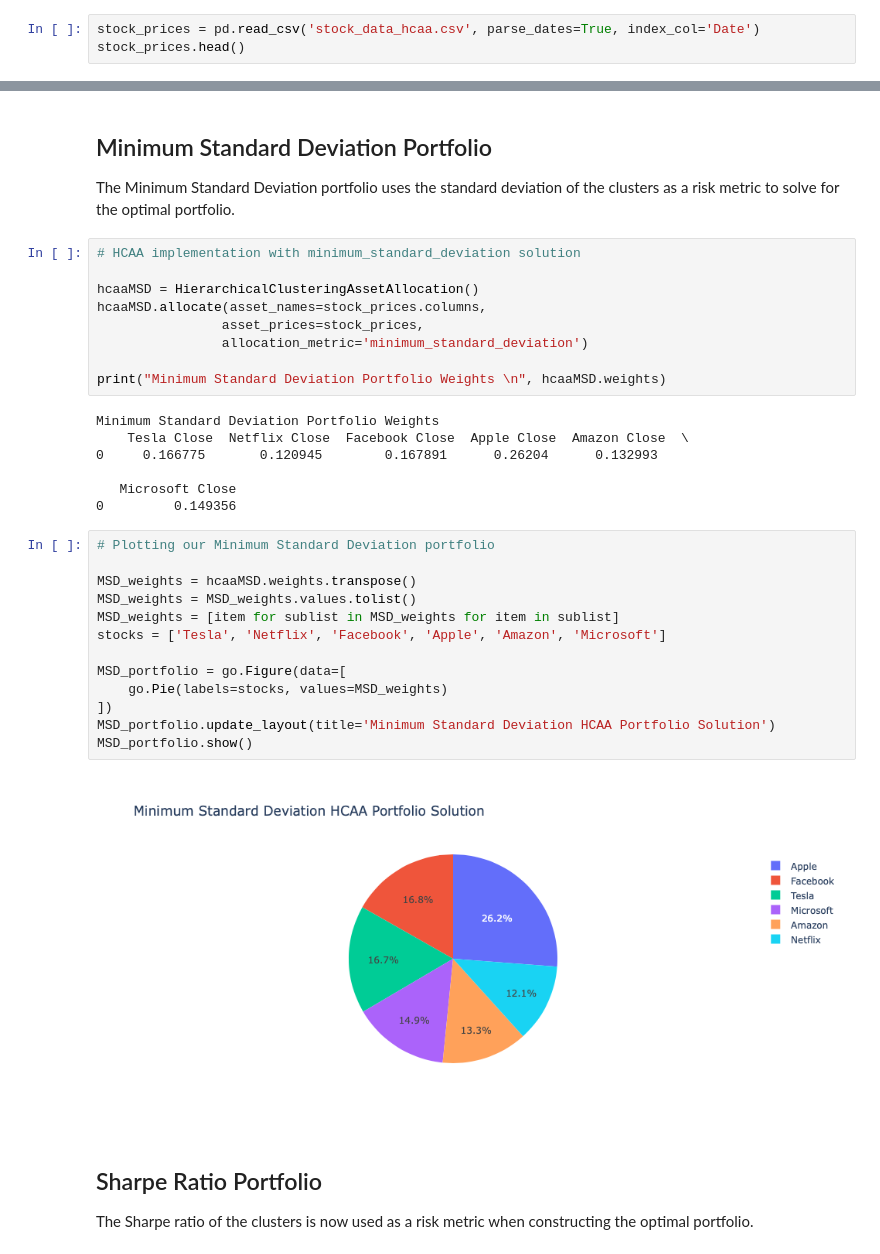
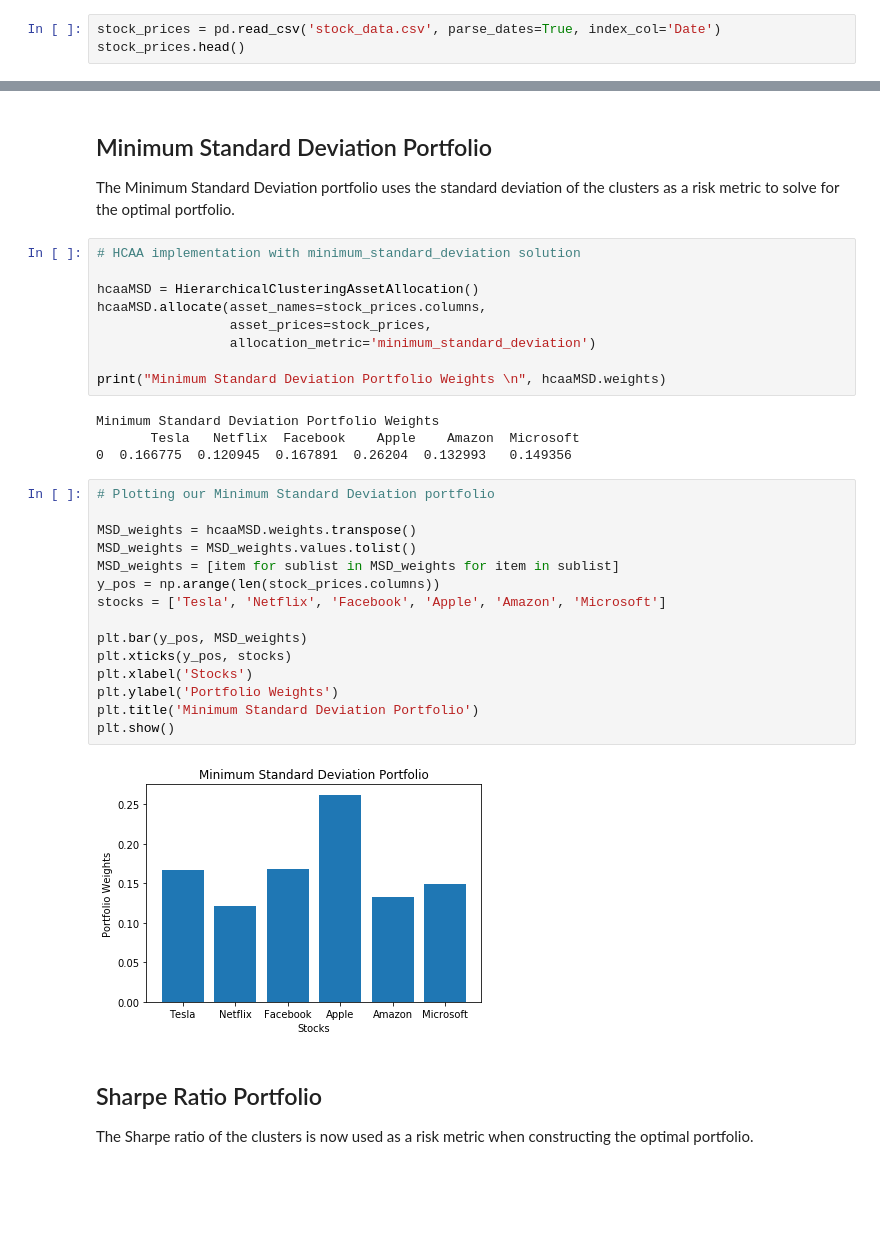
Before and after one commit to FriendlyUser/research, a Jupyter notebook: HCAA Tutorial Notebook.ipynb, the cells around one changed output, grey strips where cells are left out. Drawn from its saved outputs; the diff is of its cells as text; blank space fills up the shorter version.

```diff
--- a/HCAA Tutorial Notebook.ipynb
+++ b/HCAA Tutorial Notebook.ipynb
@@ -40,6 +45,6 @@ from mlfinlab.portfolio_optimization.hcaa import HierarchicalClusteringAssetAllo
 ## The Data
 All stock data was downloaded from __[Yahoo](https://help.yahoo.com/kb/download-historical-data-yahoo-finance-sln2311.html?guccounter=1&guce_referrer=aHR0cHM6Ly93d3cuZ29vZ2xlLmNvbS8&guce_referrer_sig=AQAAALQCM_6ulNppxJ2pt-zmOL_WPxcZvTy4HJXN_3fjA9Dxb9D1-1av3NsYNZJX8-6HqGFmvxOdQLw4ZEjMhAsBRdCycoKX0sVNI7s25XZ0Eb97ambo2F8hKuwEQd9LSe0Vzrj3eHHLUP7sk5LBG44m9F-7VM9C8avDgJCK1nPyIMA7)__. In this tutorial, we will be working with 5-year historical closing-price data from Apple, Amazon, Facebook, Microsoft, Netflix, and Tesla. Note that the data must be in a Pandas dataframe indexed by date.
 # %%
-stock_prices = pd.read_csv('stock_data_hcaa.csv', parse_dates=True, index_col='Date')
+stock_prices = pd.read_csv('stock_data.csv', parse_dates=True, index_col='Date')
 stock_prices.head()
 # %% [output]
@@ -182,32 +186,31 @@ The Minimum Standard Deviation portfolio uses the standard deviation of the clus
 
 hcaaMSD = HierarchicalClusteringAssetAllocation()
 hcaaMSD.allocate(asset_names=stock_prices.columns,
-                asset_prices=stock_prices,
-                allocation_metric='minimum_standard_deviation')
+                 asset_prices=stock_prices,
+                 allocation_metric='minimum_standard_deviation')
 
 print("Minimum Standard Deviation Portfolio Weights \n", hcaaMSD.weights)
 # %% [output]
 Minimum Standard Deviation Portfolio Weights
-    Tesla Close  Netflix Close  Facebook Close  Apple Close  Amazon Close  \
-0     0.166775       0.120945        0.167891      0.26204      0.132993
-
-   Microsoft Close
-0         0.149356
+       Tesla   Netflix  Facebook    Apple    Amazon  Microsoft
+0  0.166775  0.120945  0.167891  0.26204  0.132993   0.149356
 # %%
 # Plotting our Minimum Standard Deviation portfolio
 
 MSD_weights = hcaaMSD.weights.transpose()
 MSD_weights = MSD_weights.values.tolist()
 MSD_weights = [item for sublist in MSD_weights for item in sublist]
+y_pos = np.arange(len(stock_prices.columns))
 stocks = ['Tesla', 'Netflix', 'Facebook', 'Apple', 'Amazon', 'Microsoft']
 
-MSD_portfolio = go.Figure(data=[
-    go.Pie(labels=stocks, values=MSD_weights)
-])
-MSD_portfolio.update_layout(title='Minimum Standard Deviation HCAA Portfolio Solution')
-MSD_portfolio.show()
+plt.bar(y_pos, MSD_weights)
+plt.xticks(y_pos, stocks)
+plt.xlabel('Stocks')
+plt.ylabel('Portfolio Weights')
+plt.title('Minimum Standard Deviation Portfolio')
+plt.show()
 # %% [output]
-[figure, old version]
+[figure, new version]
 # %% [markdown]
 ## Sharpe Ratio Portfolio
 The Sharpe ratio of the clusters is now used as a risk metric when constructing the optimal portfolio.
```
Also changed, not shown: parts of 27 cells of this notebook.
